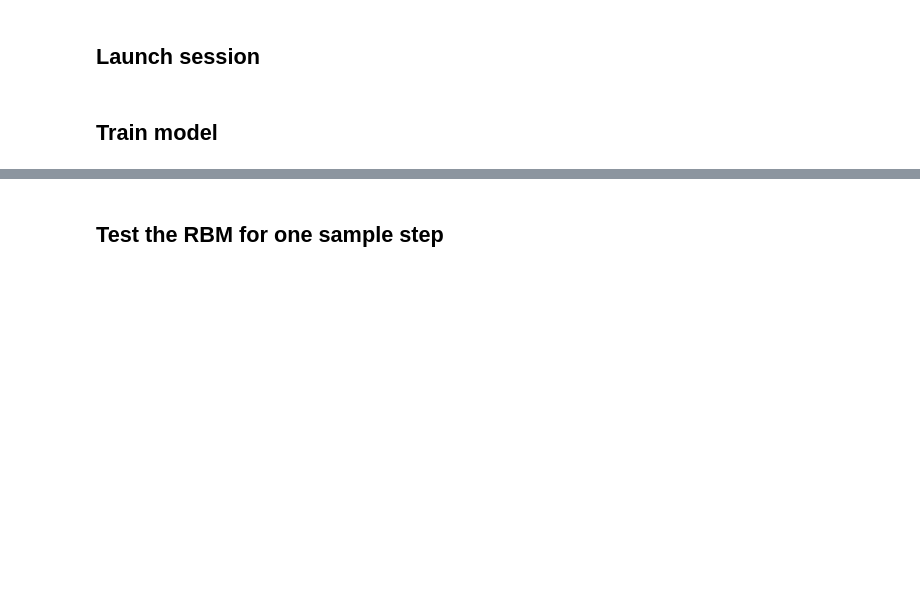
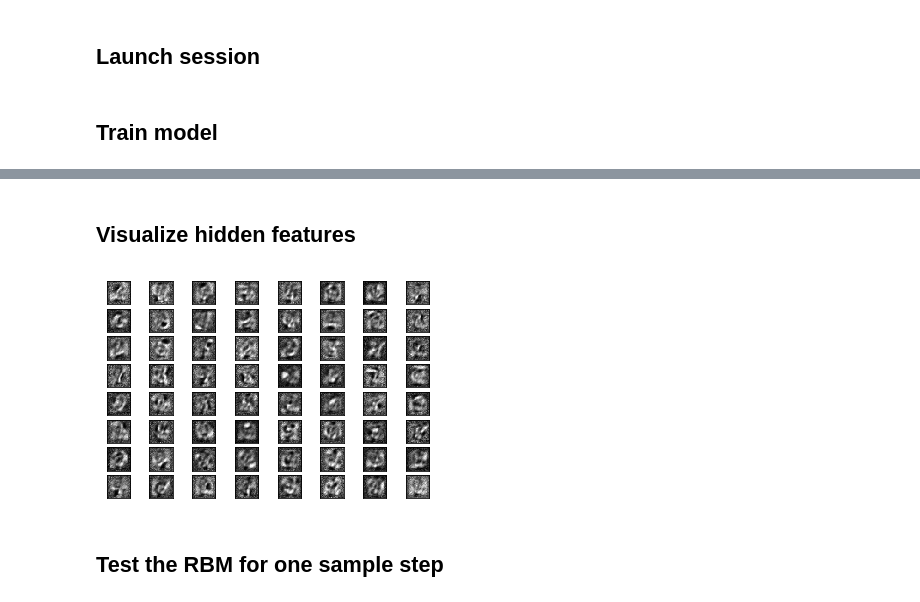
Before and after one commit to AJaafer/RBM-for-MNIST, a Jupyter notebook: main.ipynb, the cells around one changed output, grey strips where cells are left out. Drawn from its saved outputs; the diff is of its cells as text; code cells hidden in the pictures; blank space fills up the shorter version.

```diff
--- a/main.ipynb
+++ b/main.ipynb
@@ -118,4 +125,24 @@ Elapsed time for training Bernoulli RBM with CD-1 and 2000 epochs: 4.47662401199
 Saving model at: C:\Users\ASUS\Documents\Telecom\Probabilistic Graphical Models\RBM\code/saved_model/actor.ckpt
+# %% [markdown]
+## Visualize hidden features
+# %%
+def plot_features(ft_map):
+    """ Plot MNIST features in a table."""
+    len_ = int(np.sqrt(rbm_model.n_hidden))
+    fig = plt.figure()
+    features = [ft_map[k] for k in range(rbm_model.n_hidden)]
+    for x in range(len_):
+        for y in range(len_):
+            ax = fig.add_subplot(len_, len_, len_*y+x+1)
+            ax.matshow(features[len_*y+x].reshape((28,28)), cmap = plt.cm.gray)
+            plt.xticks(np.array([]))
+            plt.yticks(np.array([]))
+    plt.show()
+# %%
+ft_map = sess.run(rbm_model.get_feature_map())
+plot_features(ft_map)
+# %% [output]
+[figure, added]
 # %% [markdown]
 ## Test the RBM for one sample step
 # %%
```
Also changed, not shown: parts of 6 cells of this notebook, 1 other file.
